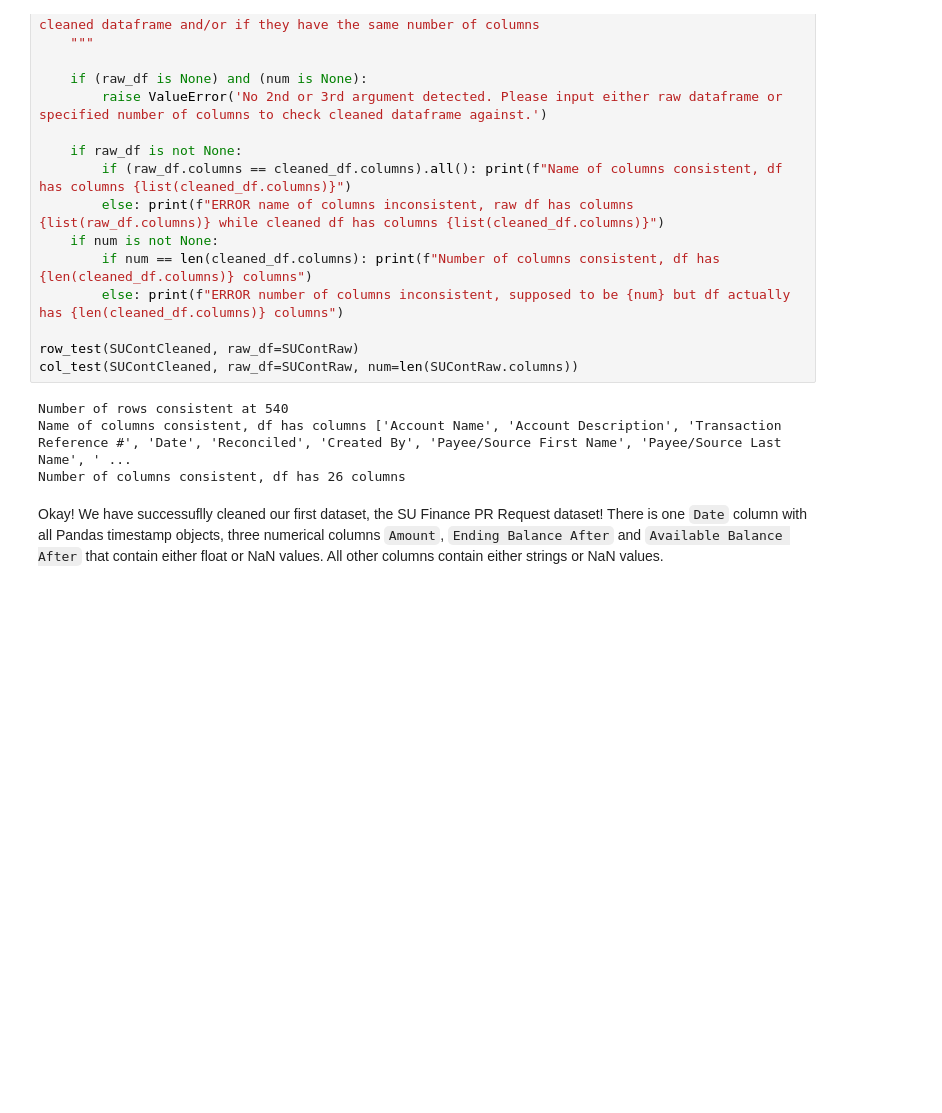
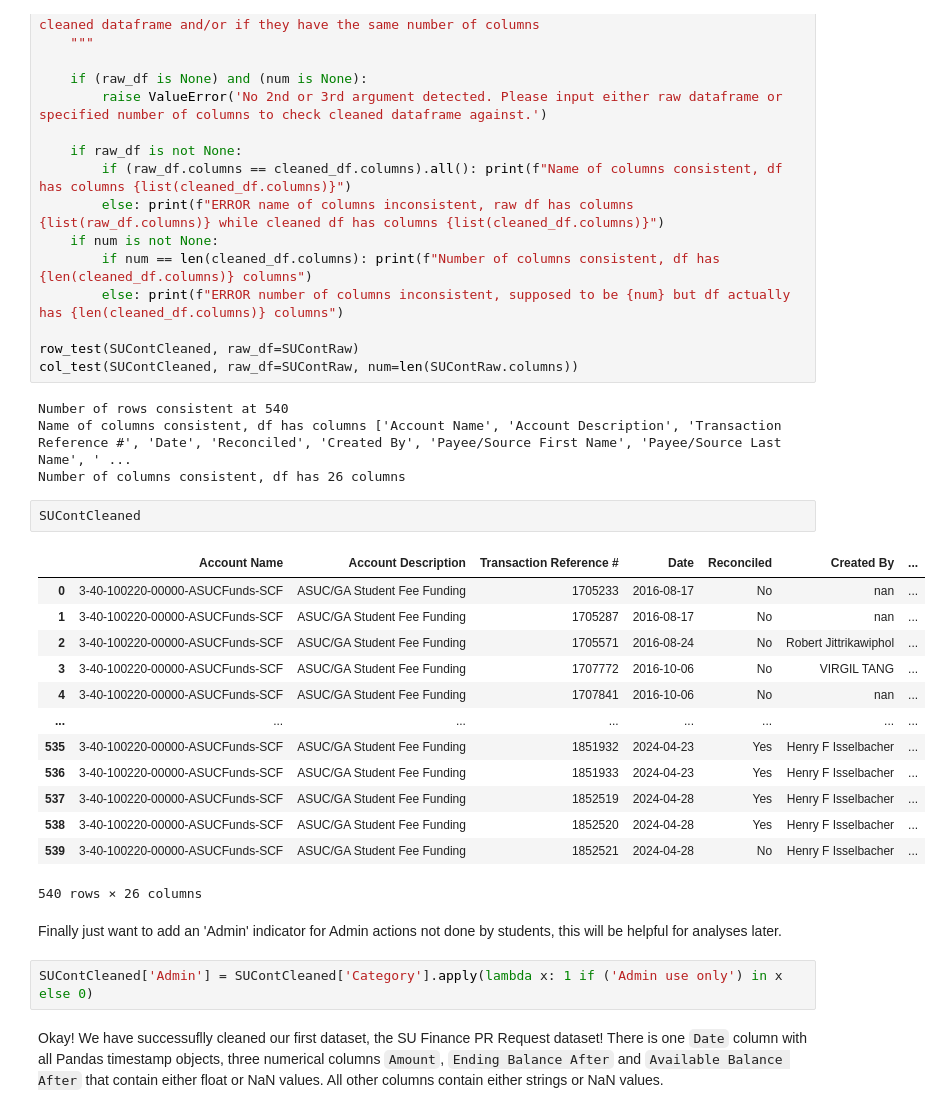
Before and after one commit to J-Ngaiii/ASUC-FY24-Datasets, a Jupyter notebook: ASUC_FY24_Datasets.ipynb, the cells around one changed output. Saved outputs shown, nothing was run; the diff lists cells and outputs as text; blank space fills up the shorter version.

```diff
--- a/ASUC_FY24_Datasets.ipynb
+++ b/ASUC_FY24_Datasets.ipynb
@@ -766,6 +771,26 @@ col_test(SUContCleaned, raw_df=SUContRaw, num=len(SUContRaw.columns))
 Number of rows consistent at 540
 Name of columns consistent, df has columns ['Account Name', 'Account Description', 'Transaction Reference #', 'Date', 'Reconciled', 'Created By', 'Payee/Source First Name', 'Payee/Source Last Name', ' ...
 Number of columns consistent, df has 26 columns
+# %%
+SUContCleaned
+# %% [output]
+|  | Account Name | Account Description | Transaction Reference # | Date | Reconciled | Created By | ... |
+| 0 | 3-40-100220-00000-ASUCFunds-SCF | ASUC/GA Student Fee Funding | 1705233 | 2016-08-17 | No | nan | ... |
+| 1 | 3-40-100220-00000-ASUCFunds-SCF | ASUC/GA Student Fee Funding | 1705287 | 2016-08-17 | No | nan | ... |
+| 2 | 3-40-100220-00000-ASUCFunds-SCF | ASUC/GA Student Fee Funding | 1705571 | 2016-08-24 | No | Robert Jittrikawiphol | ... |
+| 3 | 3-40-100220-00000-ASUCFunds-SCF | ASUC/GA Student Fee Funding | 1707772 | 2016-10-06 | No | VIRGIL TANG | ... |
+| 4 | 3-40-100220-00000-ASUCFunds-SCF | ASUC/GA Student Fee Funding | 1707841 | 2016-10-06 | No | nan | ... |
+| ... | ... | ... | ... | ... | ... | ... | ... |
+| 535 | 3-40-100220-00000-ASUCFunds-SCF | ASUC/GA Student Fee Funding | 1851932 | 2024-04-23 | Yes | Henry F Isselbacher | ... |
+| 536 | 3-40-100220-00000-ASUCFunds-SCF | ASUC/GA Student Fee Funding | 1851933 | 2024-04-23 | Yes | Henry F Isselbacher | ... |
+| 537 | 3-40-100220-00000-ASUCFunds-SCF | ASUC/GA Student Fee Funding | 1852519 | 2024-04-28 | Yes | Henry F Isselbacher | ... |
+| 538 | 3-40-100220-00000-ASUCFunds-SCF | ASUC/GA Student Fee Funding | 1852520 | 2024-04-28 | Yes | Henry F Isselbacher | ... |
+| 539 | 3-40-100220-00000-ASUCFunds-SCF | ASUC/GA Student Fee Funding | 1852521 | 2024-04-28 | No | Henry F Isselbacher | ... |
+540 rows × 26 columns
+# %% [markdown]
+Finally just want to add an 'Admin' indicator for Admin actions not done by students, this will be helpful for analyses later.
+# %%
+SUContCleaned['Admin'] = SUContCleaned['Category'].apply(lambda x: 1 if ('Admin use only') in x else 0)
 # %% [markdown]
 Okay! We have successuflly cleaned our first dataset, the SU Finance PR Request dataset! There is one `Date` column with all Pandas timestamp objects, three numerical columns `Amount`, `Ending Balance After` and `Available Balance After` that contain either float or NaN values. All other columns contain either strings or NaN values.
 # %%
```
Also changed, not shown: parts of 17 cells of this notebook, 2 other files.
